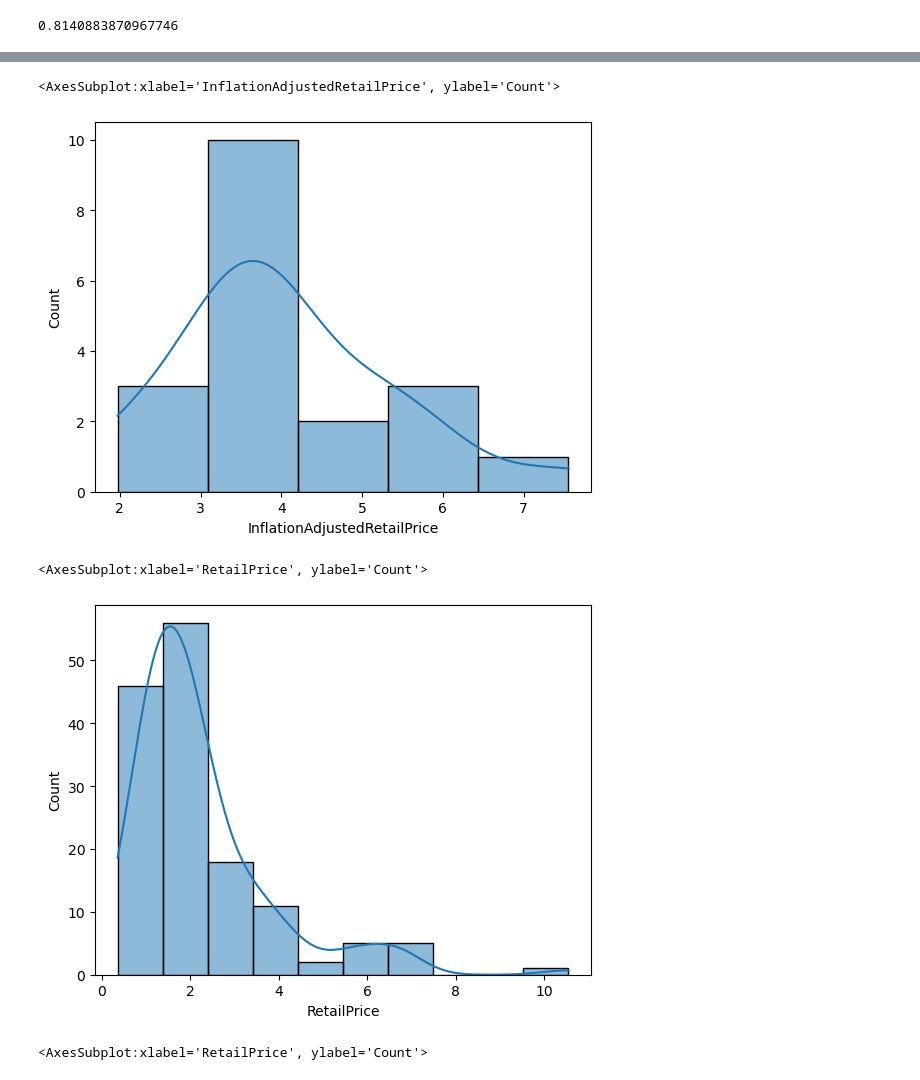
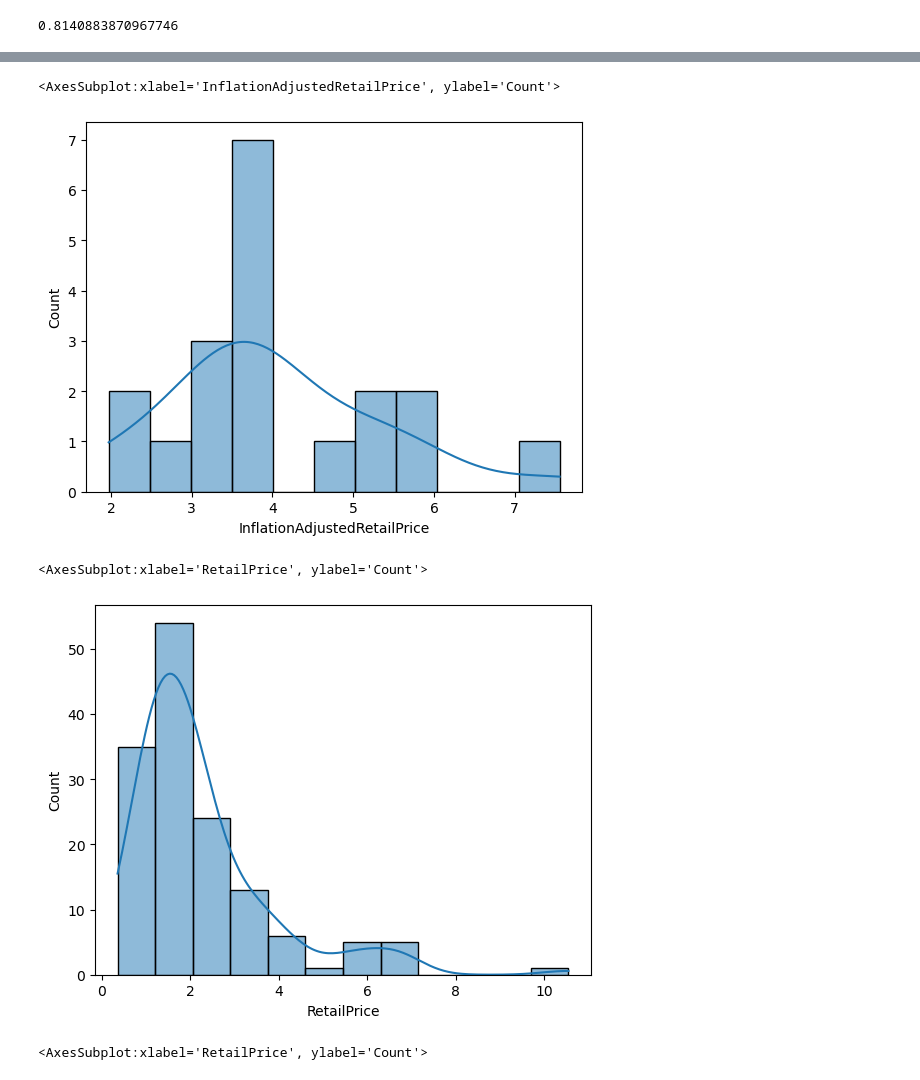
Before and after one commit to ameenfh/DataScience1, a Jupyter notebook: Final Project/FinalProject.ipynb, the cells around one changed output, grey strips where cells are left out. Saved outputs shown, nothing was run; the diff lists cells and outputs as text; code cells hidden in the pictures.

```diff
--- a/Final Project/FinalProject.ipynb
+++ b/Final Project/FinalProject.ipynb
@@ -207,15 +213,15 @@ Data columns (total 10 columns):
 dtypes: float64(1), object(9)
 memory usage: 1.6+ KB
 # %%
-sns.histplot(x = snack["InflationAdjustedRetailPrice"], bins = 5, kde = True)
+sns.histplot(x = snack["InflationAdjustedRetailPrice"], bins = 11, kde = True)
 # %% [output]
 <AxesSubplot:xlabel='InflationAdjustedRetailPrice', ylabel='Count'>
-[figure, old version]
+[figure, new version]
 # %%
-sns.histplot(x = combinedHealthy["RetailPrice"][combinedHealthy["RetailPriceUnit"] == "per pound"], kde = True, bins = 10)
+sns.histplot(x = combinedHealthy["RetailPrice"][combinedHealthy["RetailPriceUnit"] == "per pound"], kde = True, bins = 12)
 # %% [output]
 <AxesSubplot:xlabel='RetailPrice', ylabel='Count'>
-[figure, old version]
+[figure, new version]
 # %%
 sns.histplot(x = combinedHealthy["RetailPrice"], kde = True, bins = 10)
 # %% [output]
```
Also changed, not shown: parts of 7 cells of this notebook, 2 other files.
